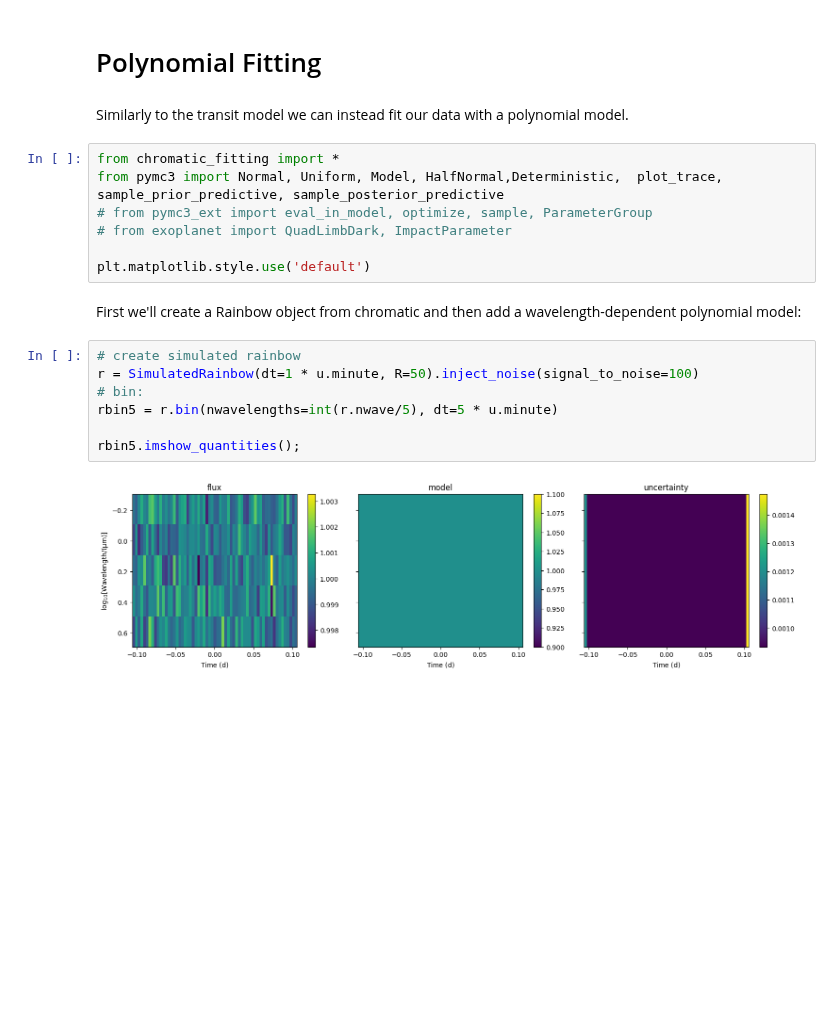
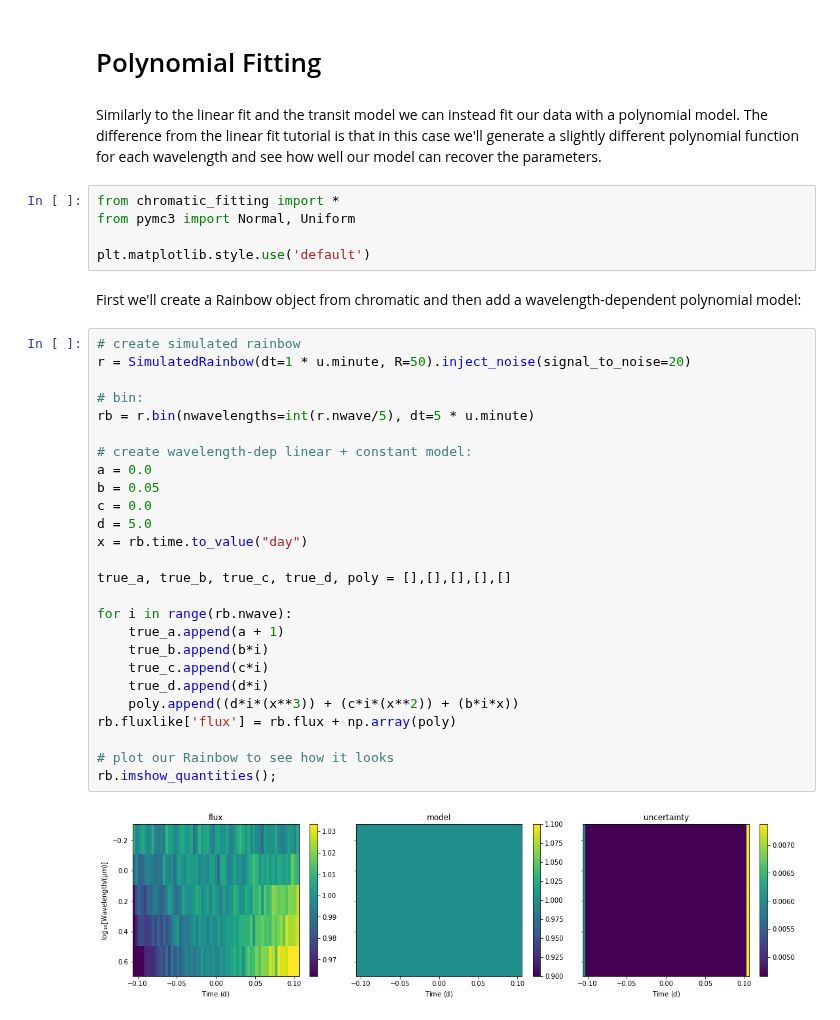
Before and after one commit to catrionamurray/chromatic_fitting, a Jupyter notebook: docs/tutorial_for_polynomial_fitting.ipynb, the cells around one changed output. Cells and saved outputs as stored; diff of their text form; blank space fills up the shorter version.

```diff
--- a/docs/tutorial_for_polynomial_fitting.ipynb
+++ b/docs/tutorial_for_polynomial_fitting.ipynb
@@ -1,22 +1,39 @@
 # %% [markdown]
 # Polynomial Fitting
 # %% [markdown]
-Similarly to the transit model we can instead fit our data with a polynomial model.
+Similarly to the linear fit and the transit model we can instead fit our data with a polynomial model. The difference from the linear fit tutorial is that in this case we'll generate a slightly different polynomial function  for each wavelength and see how well our model can recover the parameters.
 # %%
 from chromatic_fitting import *
-from pymc3 import Normal, Uniform, Model, HalfNormal,Deterministic,  plot_trace, sample_prior_predictive, sample_posterior_predictive
-# from pymc3_ext import eval_in_model, optimize, sample, ParameterGroup
-# from exoplanet import QuadLimbDark, ImpactParameter
+from pymc3 import Normal, Uniform
 
 plt.matplotlib.style.use('default')
 # %% [markdown]
 First we'll create a Rainbow object from chromatic and then add a wavelength-dependent polynomial model:
 # %%
 # create simulated rainbow
-r = SimulatedRainbow(dt=1 * u.minute, R=50).inject_noise(signal_to_noise=100)
+r = SimulatedRainbow(dt=1 * u.minute, R=50).inject_noise(signal_to_noise=20)
+
 # bin:
-rbin5 = r.bin(nwavelengths=int(r.nwave/5), dt=5 * u.minute)
+rb = r.bin(nwavelengths=int(r.nwave/5), dt=5 * u.minute)
 
-rbin5.imshow_quantities();
+# create wavelength-dep linear + constant model:
+a = 0.0
+b = 0.05
+c = 0.0
+d = 5.0
+x = rb.time.to_value("day")
+
+true_a, true_b, true_c, true_d, poly = [],[],[],[],[]
+
+for i in range(rb.nwave):
+    true_a.append(a + 1)
+    true_b.append(b*i)
+    true_c.append(c*i)
+    true_d.append(d*i)
+    poly.append((d*i*(x**3)) + (c*i*(x**2)) + (b*i*x))
+rb.fluxlike['flux'] = rb.flux + np.array(poly)
+
+# plot our Rainbow to see how it looks
+rb.imshow_quantities();
 # %% [output]
-[figure, old version]
+[figure, new version]
```
Also changed, not shown: parts of 37 cells of this notebook, 32 other files.
